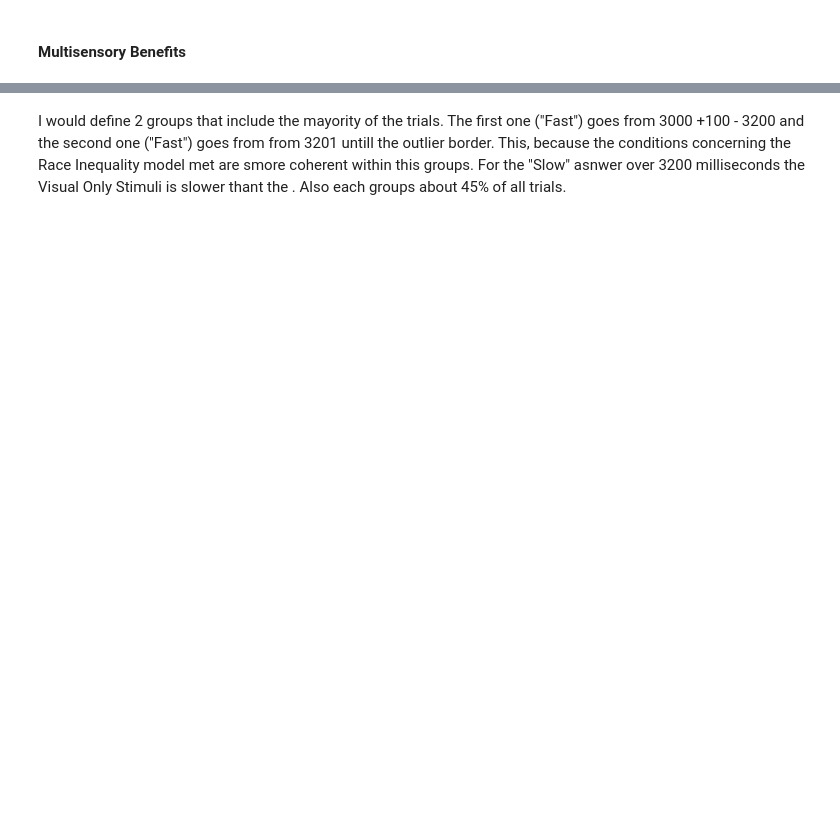
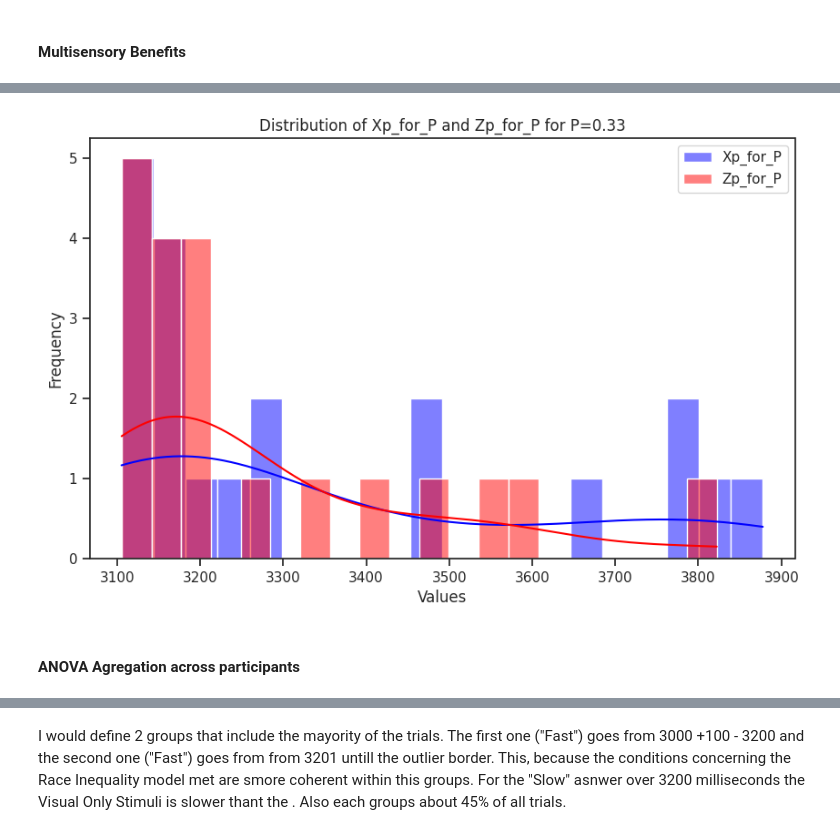
Before and after one commit to BenjaminDupre/m-b_thesis, a Jupyter notebook: Analysis/Analysis..ipynb, the cells around one changed output, grey strips where cells are left out. Drawn from its saved outputs; the diff is of its cells as text; code cells hidden in the pictures; blank space fills up the shorter version.

Commit message:
added ANOVA for RCE

```diff
--- a/Analysis/Analysis..ipynb
+++ b/Analysis/Analysis..ipynb
@@ -1610,0 +1189,20 @@ Xp, Yp, Zp, Bp, generated_plot = race_model(X, Y, Z, P, Plot)
+# %%
+#----------FIXED
+P = [ 0.03,0.06, 0.09, 0.1,0.13,0.16,0.19, 0.2,0.23, 0.26, 0.29, 0.3,0.33,0.36,0.39,0.4,0.43,0.46,0.49,0.5,0.6,0.7,0.8,0.9,0.93]
+Plot = False
+RCE_table = pd.DataFrame()
+#----------RUNNING FOR EACH PARTICIPANT
+for ptctp in work_df_no_outl['ptcp'].unique():
+    # Creating function data from my data
+    X = work_df_no_outl.loc[(work_df_no_outl['feedbackType'] == 'none') & (work_df_no_outl['ptcp']== ptctp), 'time_ms']
+    Y = work_df_no_outl.loc[(work_df_no_outl['feedbackType'] == 'incongruent') & (work_df_no_outl['ptcp']== ptctp), 'time_ms']
+    Z = work_df_no_outl.loc[(work_df_no_outl['feedbackType'] == 'congruent') & (work_df_no_outl['ptcp']== ptctp), 'time_ms']
+
+    Xp, Yp, Zp, Bp, generated_plot = race_model(X, Y, Z, P, Plot)
+
+    data = {'Participant': ptctp,'P': P, 'Xp': Xp, 'Yp': Yp, 'Zp': Zp}
+    participant_benefits = pd.DataFrame(data)
+    # Append the participant's DataFrame to the RCE_table DataFrame
+    RCE_table = pd.concat([RCE_table, participant_benefits], ignore_index=True)
+
+RCE_table.info()
@@ -1610,0 +1272,26 @@ Xp, Yp, Zp, Bp, generated_plot = race_model(X, Y, Z, P, Plot)
+# %%
+import matplotlib.pyplot as plt
+import seaborn as sns
+
+# Filter the DataFrame for a specific value of P
+P_value = 0.33
+Xp_for_P = RCE_table[RCE_table['P'] == P_value]['Xp']
+Zp_for_P = RCE_table[RCE_table['P'] == P_value]['Zp']
+
+# Create histograms for both datasets
+plt.figure(figsize=(10, 6))
+sns.histplot(Xp_for_P, kde=True, label='Xp_for_P', color='blue', bins=20)
+sns.histplot(Zp_for_P, kde=True, label='Zp_for_P', color='red', bins=20)
+plt.xlabel('Values')
+plt.ylabel('Frequency')
+plt.title(f'Distribution of Xp_for_P and Zp_for_P for P={P_value}')
+plt.legend()
+
+plt.show()
+
+
+#
+# %% [output]
+[figure, added]
+# %% [markdown]
+#### ANOVA Agregation across participants
```
Also changed, not shown: parts of 40 cells of this notebook, 5 other files.
